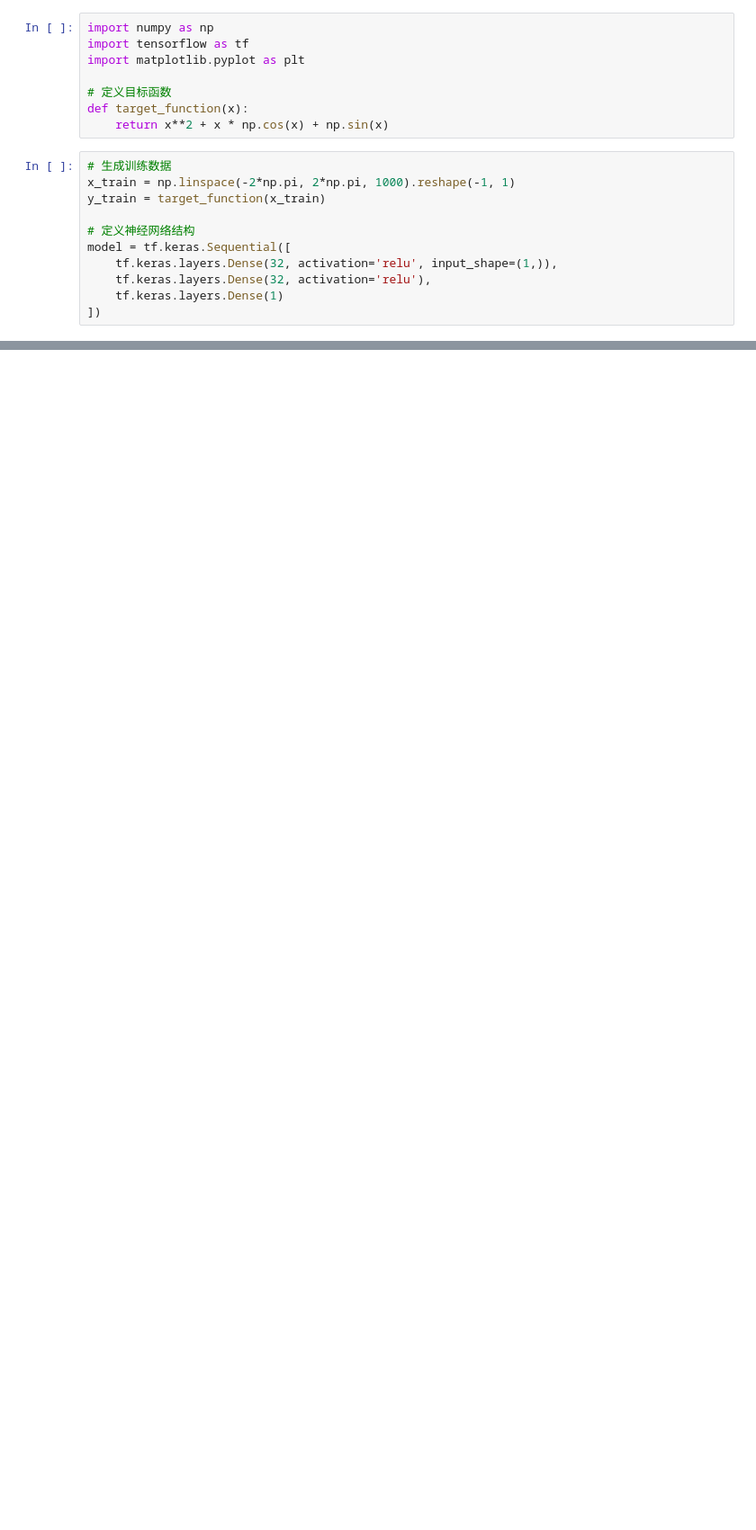
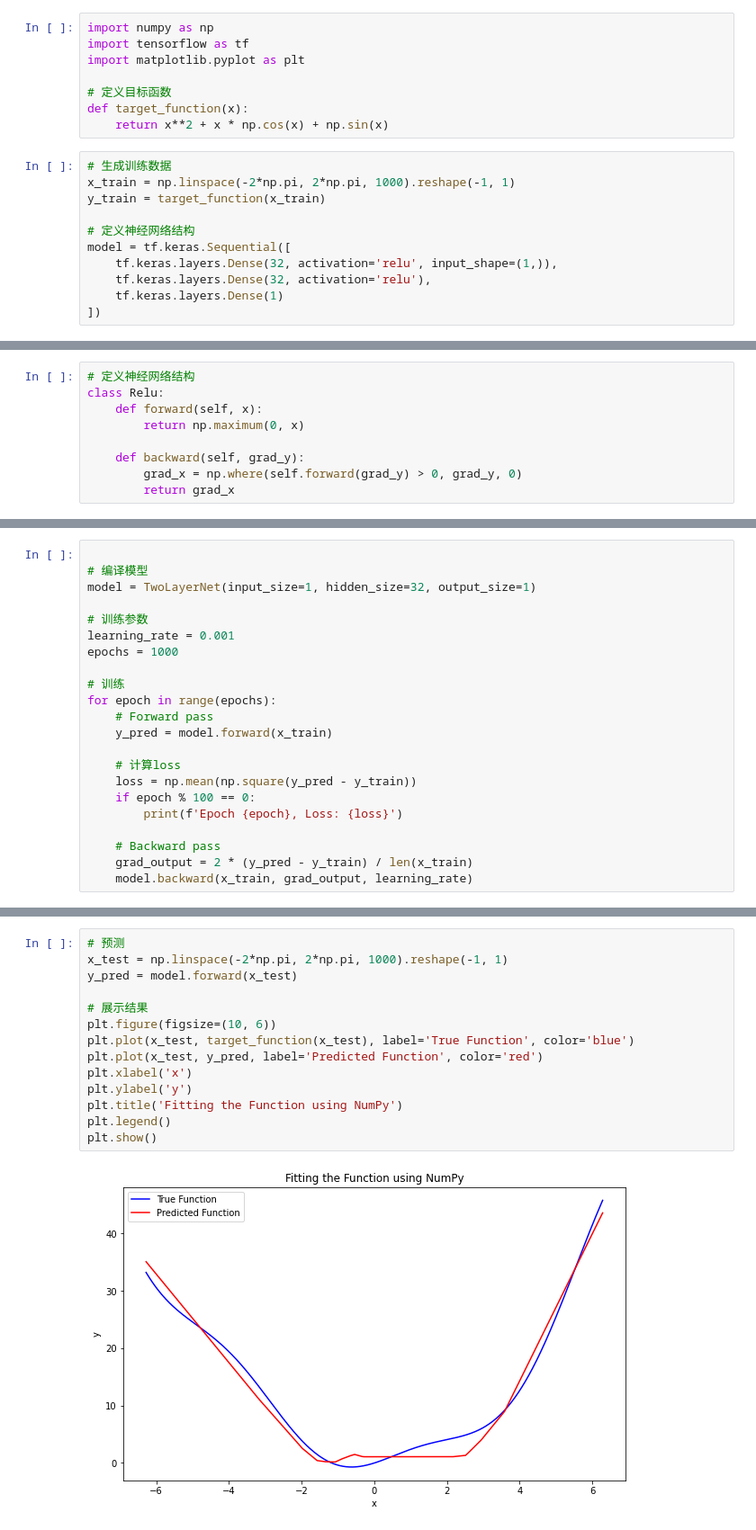
Before and after one commit to 0x79ff/nndl_exercise, a Jupyter notebook: chap4_ simple neural network/function_fitting.ipynb, the cells around one changed output, grey strips where cells are left out. Shown at 90% size. Cells and saved outputs as stored; diff of their text form; blank space fills up the shorter version.

```diff
--- a/chap4_ simple neural network/function_fitting.ipynb
+++ b/chap4_ simple neural network/function_fitting.ipynb
@@ -59,0 +75,9 @@ plt.show()
+# %%
+# 定义神经网络结构
+class Relu:
+    def forward(self, x):
+        return np.maximum(0, x)
+
+    def backward(self, grad_y):
+        grad_x = np.where(self.forward(grad_y) > 0, grad_y, 0)
+        return grad_x
@@ -59,0 +115,22 @@ plt.show()
+# %%
+
+# 编译模型
+model = TwoLayerNet(input_size=1, hidden_size=32, output_size=1)
+
+# 训练参数
+learning_rate = 0.001
+epochs = 1000
+
+# 训练
+for epoch in range(epochs):
+    # Forward pass
+    y_pred = model.forward(x_train)
+
+    # 计算loss
+    loss = np.mean(np.square(y_pred - y_train))
+    if epoch % 100 == 0:
+        print(f'Epoch {epoch}, Loss: {loss}')
+
+    # Backward pass
+    grad_output = 2 * (y_pred - y_train) / len(x_train)
+    model.backward(x_train, grad_output, learning_rate)
@@ -59,0 +148,16 @@ plt.show()
+# %%
+# 预测
+x_test = np.linspace(-2*np.pi, 2*np.pi, 1000).reshape(-1, 1)
+y_pred = model.forward(x_test)
+
+# 展示结果
+plt.figure(figsize=(10, 6))
+plt.plot(x_test, target_function(x_test), label='True Function', color='blue')
+plt.plot(x_test, y_pred, label='Predicted Function', color='red')
+plt.xlabel('x')
+plt.ylabel('y')
+plt.title('Fitting the Function using NumPy')
+plt.legend()
+plt.show()
+# %% [output]
+[figure, added]
```
Also changed, not shown: parts of 8 cells of this notebook, 2 other files.
